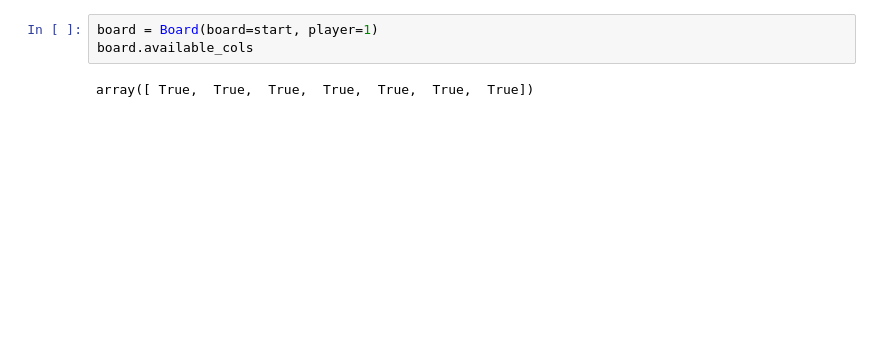
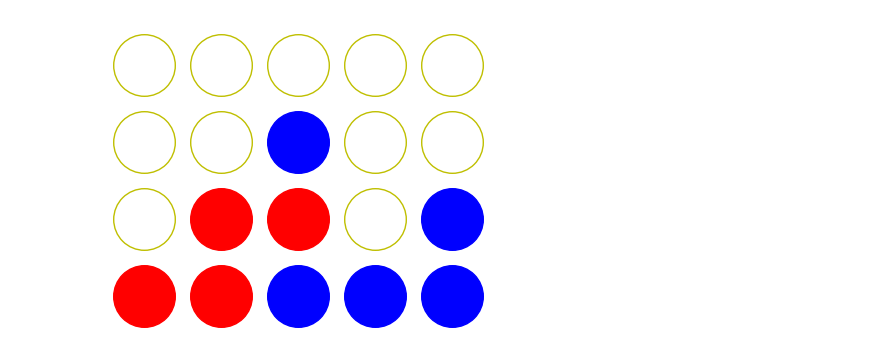
Before and after one commit to sh-am-si/algorithms, a Jupyter notebook: notebooks/chapter3_min_max.ipynb, the cells around one changed output. Saved outputs shown, nothing was run; the diff lists cells and outputs as text; blank space fills up the shorter version.

```diff
--- a/notebooks/chapter3_min_max.ipynb
+++ b/notebooks/chapter3_min_max.ipynb
@@ -100,7 +157,5 @@ class Board:
 
         return fig
 # %%
-board = Board(board=start, player=1)
-board.available_cols
 # %% [output]
-array([ True,  True,  True,  True,  True,  True,  True])
+[figure, added]
```
Also changed, not shown: parts of 11 cells of this notebook, 2 other files.
